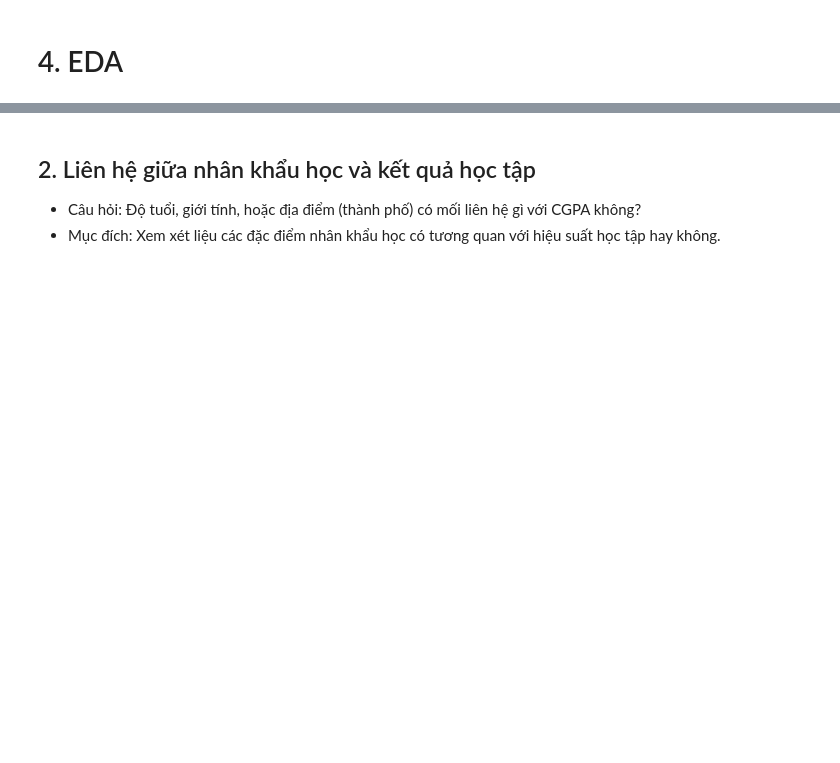
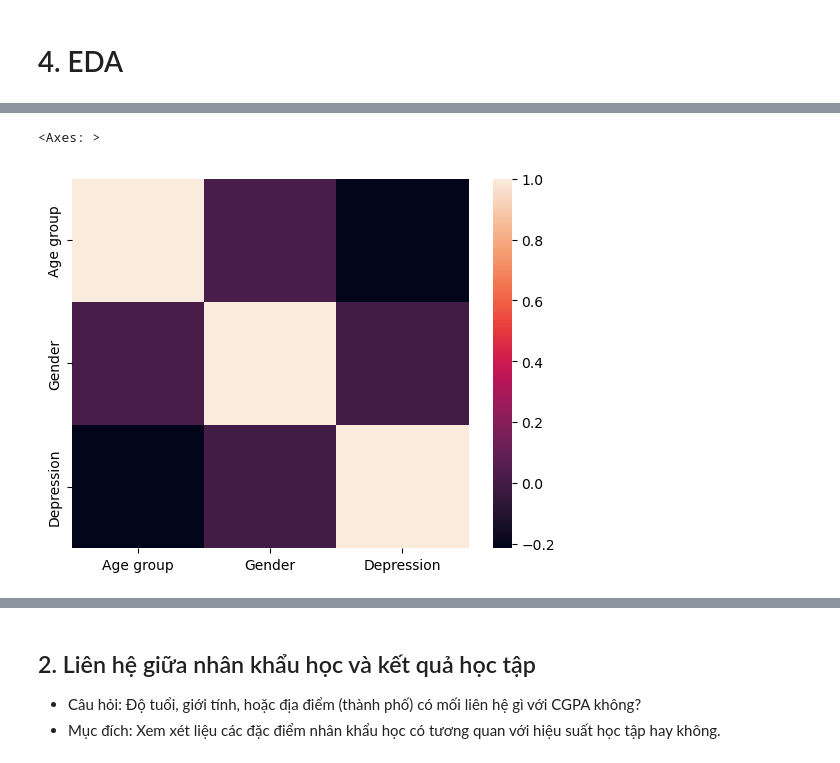
Before and after one commit to lhldanh/HCMUS_-CSC17104_Final_Project, a Jupyter notebook: main.ipynb, the cells around one changed output, grey strips where cells are left out. Drawn from its saved outputs; the diff is of its cells as text; code cells hidden in the pictures; blank space fills up the shorter version.

Commit message:
PLot vài biểu đồ cho câu 1 và làm câu 3

```diff
--- a/main.ipynb
+++ b/main.ipynb
@@ -88,0 +96,12 @@ df['Financial Stress'] = df['Financial Stress'].fillna(df['Financial Stress'].me
+# %%
+df1=df[['Age','Gender','City','Depression']]
+df1['Age group']=pd.cut(df['Age'],bins=[0,20,25,30,100],
+           labels=[1,2,3,4])
+df1['Age group'].value_counts().index
+
+
+# Concatenate the dummy variables back to the original DataFrame
+df1['Gender']=pd.get_dummies(df1['Gender'], drop_first=True)
+# df1['Gender']=pd.get_dummies(df1, columns=['Gender'],drop_first=True)
+df1['Age group']=df1['Age group'].astype(np.uint8)
+df1.info()
@@ -88,0 +134,5 @@ df['Financial Stress'] = df['Financial Stress'].fillna(df['Financial Stress'].me
+# %%
+sns.heatmap(df1[['Age group','Gender','Depression']].corr())
+# %% [output]
+<Axes: >
+[figure, added]
```
Also changed, not shown: parts of 22 cells of this notebook.
